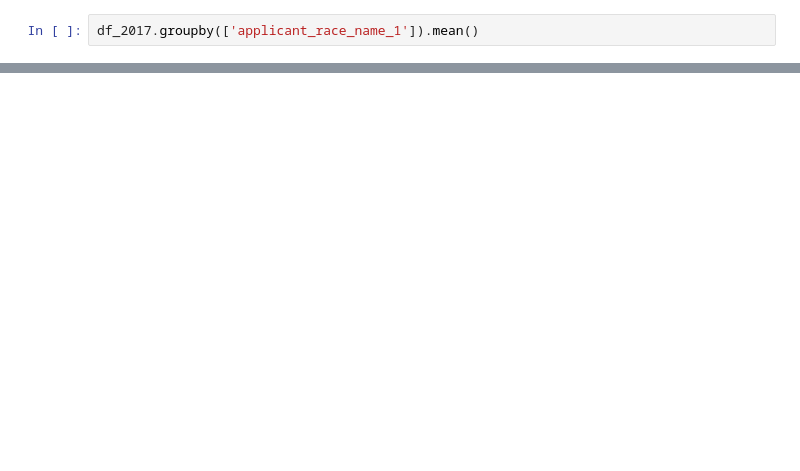
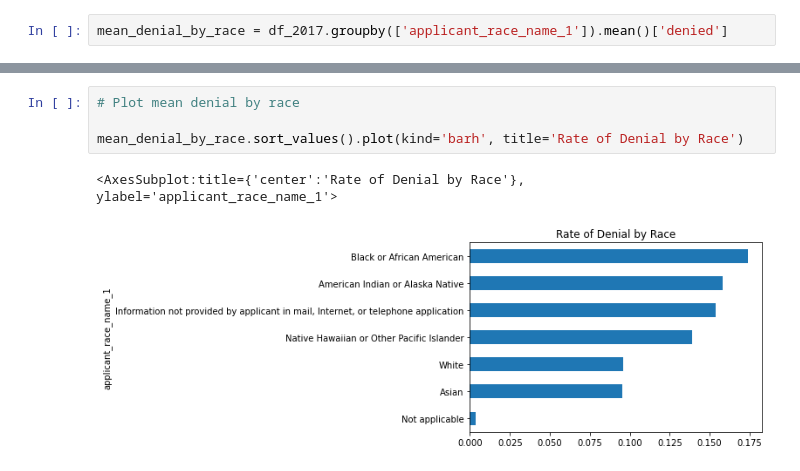
Before and after one commit to mglevitt/Lending_Bias, a Jupyter notebook: src/EDA.ipynb, the cells around one changed output, grey strips where cells are left out. Saved outputs shown, nothing was run; the diff lists cells and outputs as text; blank space fills up the shorter version.

```diff
--- a/src/EDA.ipynb
+++ b/src/EDA.ipynb
@@ -98,3 +68,3 @@ number_of_1_to_4_family_units        62
 dtype: int64
 # %%
-df_2017.groupby(['applicant_race_name_1']).mean()
+mean_denial_by_race = df_2017.groupby(['applicant_race_name_1']).mean()['denied']
@@ -110,0 +77,7 @@ df_2017.groupby(['applicant_race_name_1']).mean()
+# %%
+# Plot mean denial by race
+
+mean_denial_by_race.sort_values().plot(kind='barh', title='Rate of Denial by Race')
+# %% [output]
+<AxesSubplot:title={'center':'Rate of Denial by Race'}, ylabel='applicant_race_name_1'>
+[figure, added]
```
Also changed, not shown: parts of 8 cells of this notebook.
